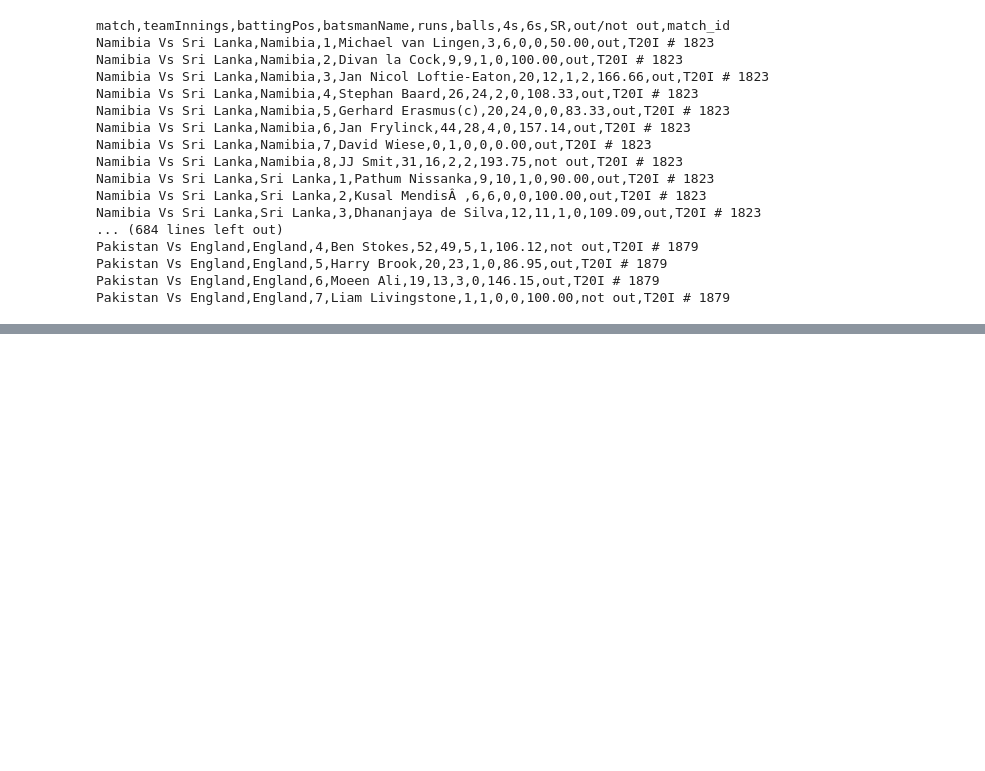
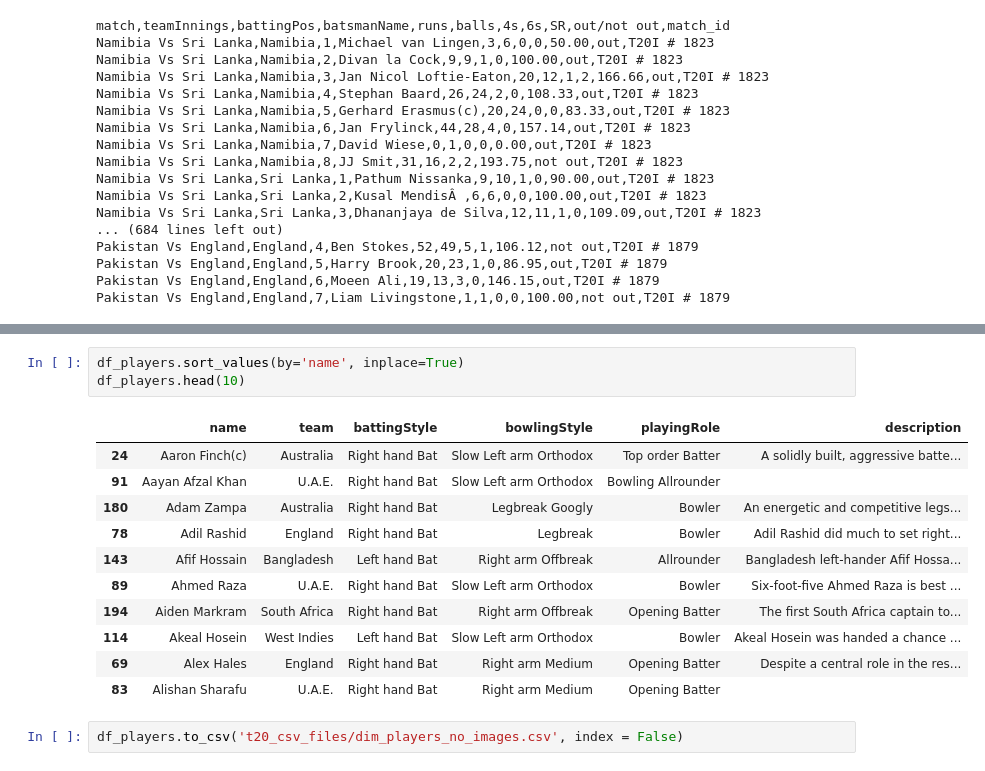
Before and after one commit to pavineasan1111/CricketAnalysis, a Jupyter notebook: Cricket Analysis.ipynb, the cells around one changed output, grey strips where cells are left out. Drawn from its saved outputs; the diff is of its cells as text; blank space fills up the shorter version.

```diff
--- a/Cricket Analysis.ipynb
+++ b/Cricket Analysis.ipynb
@@ -343,0 +485,17 @@ Pakistan Vs England,England,7,Liam Livingstone,1,1,0,0,100.00,not out,T20I # 187
+# %%
+df_players.sort_values(by='name', inplace=True)
+df_players.head(10)
+# %% [output]
+|  | name | team | battingStyle | bowlingStyle | playingRole | description |
+| 24 | Aaron Finch(c) | Australia | Right hand Bat | Slow Left arm Orthodox | Top order Batter | A solidly built, aggressive batte... |
+| 91 | Aayan Afzal Khan | U.A.E. | Right hand Bat | Slow Left arm Orthodox | Bowling Allrounder |  |
+| 180 | Adam Zampa | Australia | Right hand Bat | Legbreak Googly | Bowler | An energetic and competitive legs... |
+| 78 | Adil Rashid | England | Right hand Bat | Legbreak | Bowler | Adil Rashid did much to set right... |
+| 143 | Afif Hossain | Bangladesh | Left hand Bat | Right arm Offbreak | Allrounder | Bangladesh left-hander Afif Hossa... |
+| 89 | Ahmed Raza | U.A.E. | Right hand Bat | Slow Left arm Orthodox | Bowler | Six-foot-five Ahmed Raza is best ... |
+| 194 | Aiden Markram | South Africa | Right hand Bat | Right arm Offbreak | Opening Batter | The first South Africa captain to... |
+| 114 | Akeal Hosein | West Indies | Left hand Bat | Slow Left arm Orthodox | Bowler | Akeal Hosein was handed a chance ... |
+| 69 | Alex Hales | England | Right hand Bat | Right arm Medium | Opening Batter | Despite a central role in the res... |
+| 83 | Alishan Sharafu | U.A.E. | Right hand Bat | Right arm Medium | Opening Batter |  |
+# %%
+df_players.to_csv('t20_csv_files/dim_players_no_images.csv', index = False)
```
Also changed, not shown: parts of 14 cells of this notebook, 2 other files.
